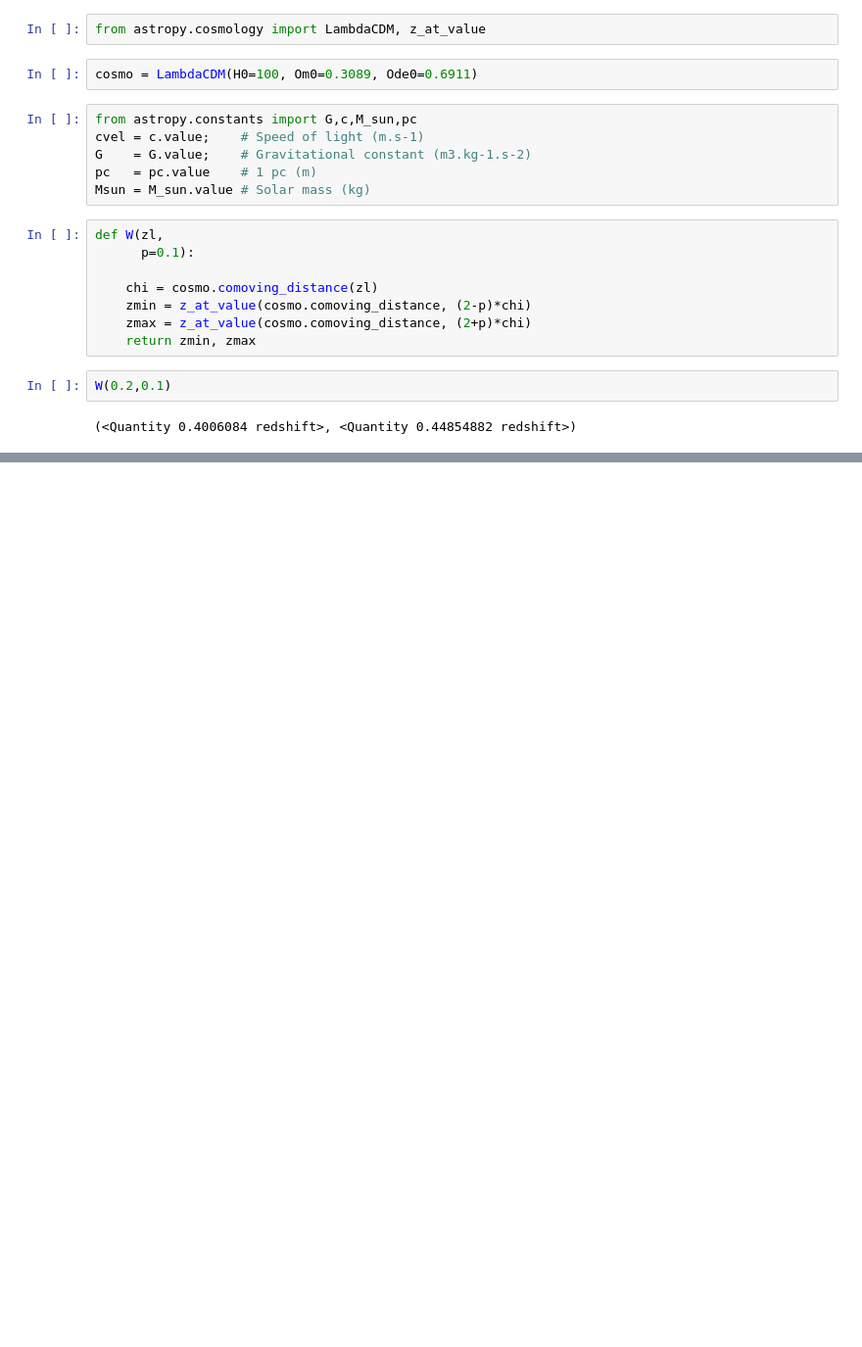
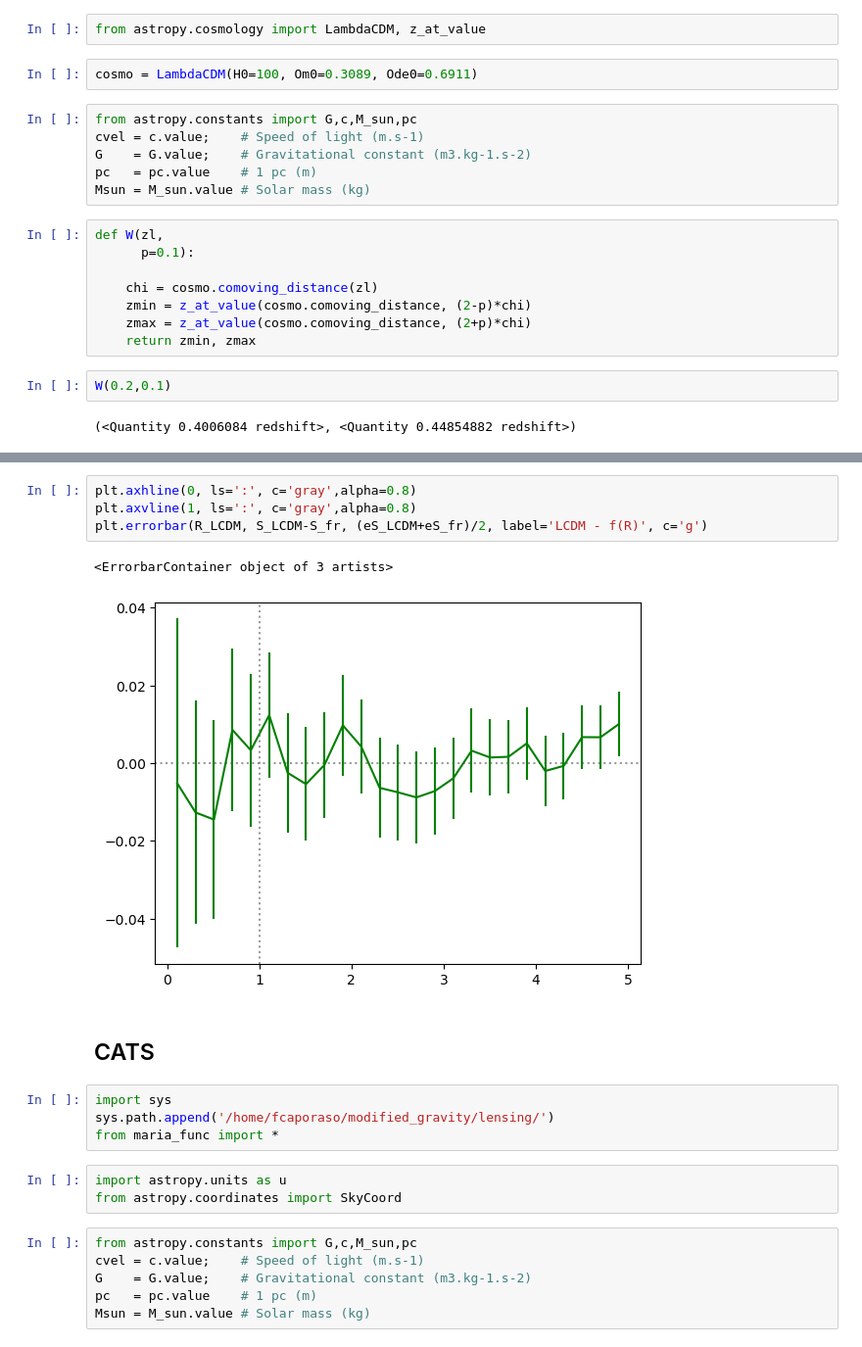
Before and after one commit to francaporaso/modified_gravity, a Jupyter notebook: tests.ipynb, the cells around one changed output, grey strips where cells are left out. Shown: that part at 98% size. Drawn from its saved outputs; the diff is of its cells as text; blank space fills up the shorter version.

```diff
--- a/tests.ipynb
+++ b/tests.ipynb
@@ -436,0 +486,22 @@ plt.show()
+# %%
+plt.axhline(0, ls=':', c='gray',alpha=0.8)
+plt.axvline(1, ls=':', c='gray',alpha=0.8)
+plt.errorbar(R_LCDM, S_LCDM-S_fr, (eS_LCDM+eS_fr)/2, label='LCDM - f(R)', c='g')
+# %% [output]
+<ErrorbarContainer object of 3 artists>
+[figure, added]
+# %% [markdown]
+## CATS
+# %%
+import sys
+sys.path.append('/home/fcaporaso/modified_gravity/lensing/')
+from maria_func import *
+# %%
+import astropy.units as u
+from astropy.coordinates import SkyCoord
+# %%
+from astropy.constants import G,c,M_sun,pc
+cvel = c.value;    # Speed of light (m.s-1)
+G    = G.value;    # Gravitational constant (m3.kg-1.s-2)
+pc   = pc.value    # 1 pc (m)
+Msun = M_sun.value # Solar mass (kg)
```
Also changed, not shown: parts of 33 cells of this notebook, 1 other file.
